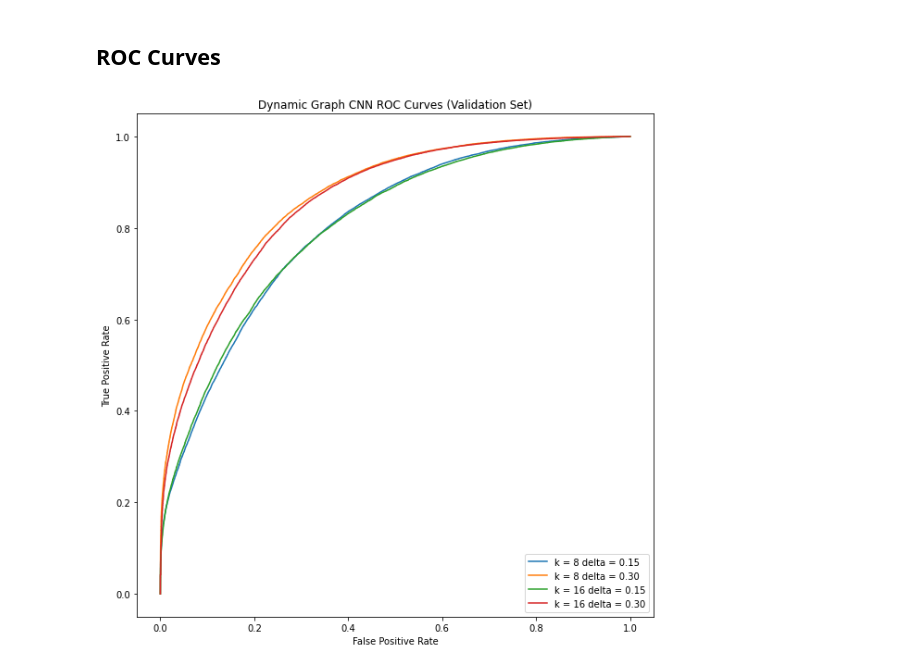
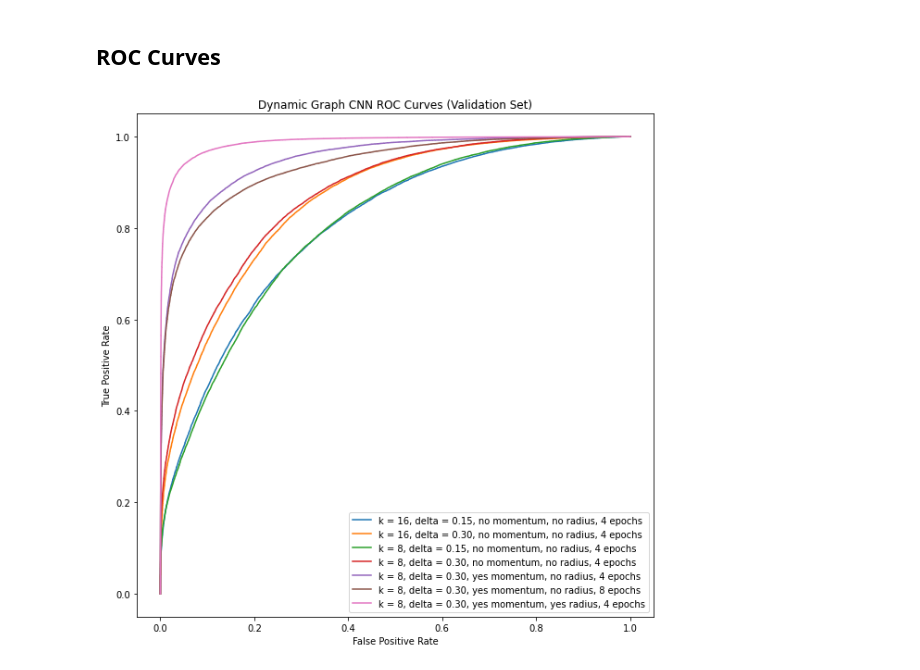
Before and after one commit to TRIUMF-Capstone2022/richai, a Jupyter notebook: notebooks/DGCNN metrics.ipynb, the cells around one changed output. Drawn from its saved outputs; the diff is of its cells as text; code cells hidden in the pictures.

Commit message:
chore: add more DGCNN results

```diff
--- a/notebooks/DGCNN metrics.ipynb
+++ b/notebooks/DGCNN metrics.ipynb
@@ -135,37 +191,36 @@ weighted avg       0.78      0.76      0.75     85824
 # %% [markdown]
 ## ROC Curves
 # %%
-paths = [
-    "dgcnn_k8_delta015_results.csv",
-    "dgcnn_k8_delta030_results.csv",
-    "dgcnn_k16_delta015_results.csv",
-    "dgcnn_k16_delta030_results.csv"
-]
+models = {
+    "k = 16, delta = 0.15, no momentum, no radius, 4 epochs": "dgcnn_k16_delta015_results.csv",
+    "k = 16, delta = 0.30, no momentum, no radius, 4 epochs": "dgcnn_k16_delta030_results.csv",
+    "k = 8, delta = 0.15, no momentum, no radius, 4 epochs": "dgcnn_k8_delta015_results.csv",
+    "k = 8, delta = 0.30, no momentum, no radius, 4 epochs": "dgcnn_k8_delta030_results.csv",
+    "k = 8, delta = 0.30, yes momentum, no radius, 4 epochs": "dgcnn_k8_delta030_momentum_4epochs.csv",
+    "k = 8, delta = 0.30, yes momentum, no radius, 8 epochs": "dgcnn_k8_delta030_momentum_8epochs.csv",
+    "k = 8, delta = 0.30, yes momentum, yes radius, 4 epochs": "dgcnn_k8_delta030_momentum_radius.csv",
+}
 
-def plot_roc_curves(paths):
+def plot_roc_curves(models):
 
     fig, ax = plt.subplots(figsize=(10, 10))
 
-    for path in paths:
+    for name, path in models.items():
         df = pd.read_csv(f"saved_models/{path}")
-
-        name = path.split("_")
-        k = "k = " + name[1][1:]
-        delta = "delta = 0." + name[2][6:]
 
         fpr, tpr, _ = roc_curve(
             y_true=df["labels"],
             y_score=df["probabilities"],
         )
 
-        disp = RocCurveDisplay(fpr=fpr, tpr=tpr, estimator_name=k+" "+delta)
+        disp = RocCurveDisplay(fpr=fpr, tpr=tpr, estimator_name=name)
 
         disp.plot(ax=ax)
 
     ax.set_title("Dynamic Graph CNN ROC Curves (Validation Set)")
     plt.show()
 
 
-plot_roc_curves(paths)
+plot_roc_curves(models)
 # %% [output]
-[figure, old version]
+[figure, new version]
```
Also changed, not shown: parts of 11 cells of this notebook.
